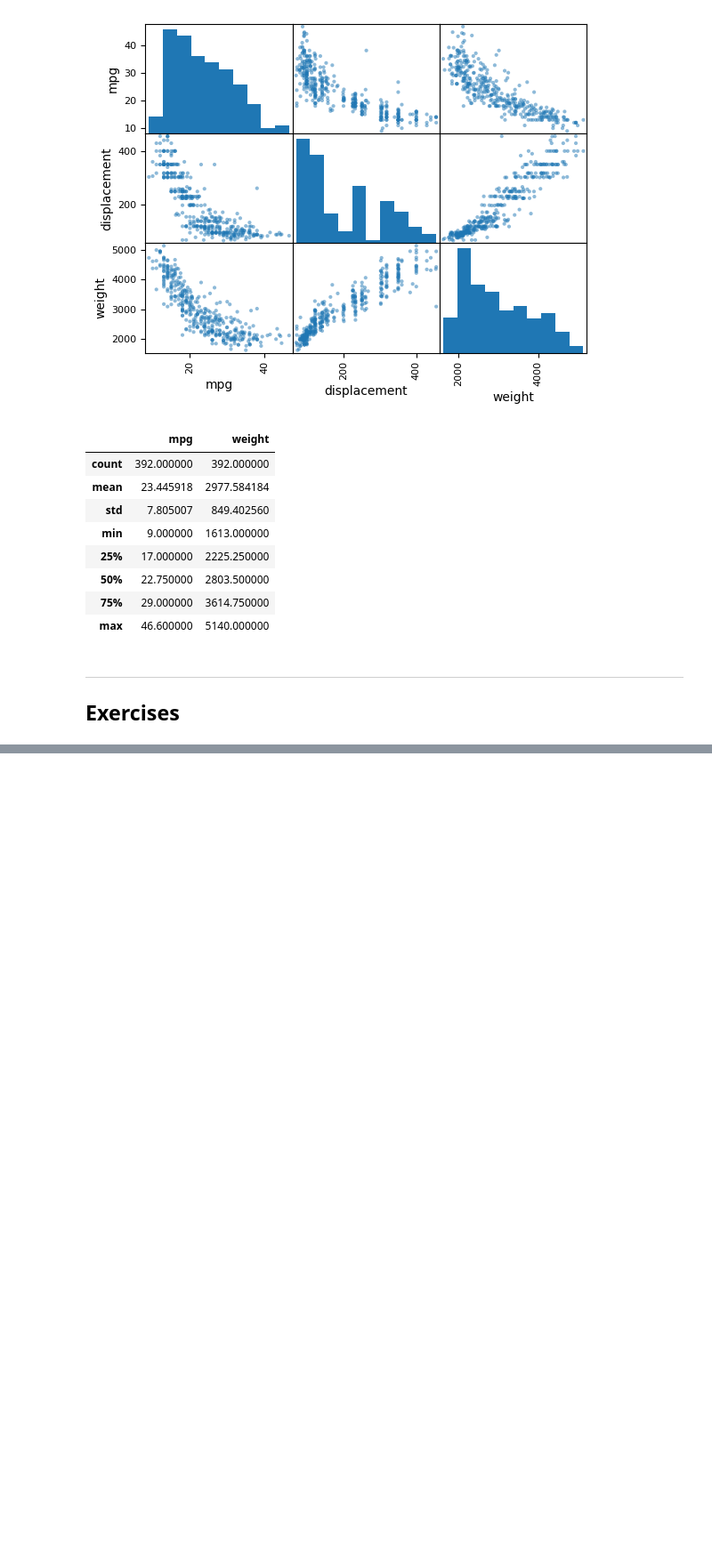
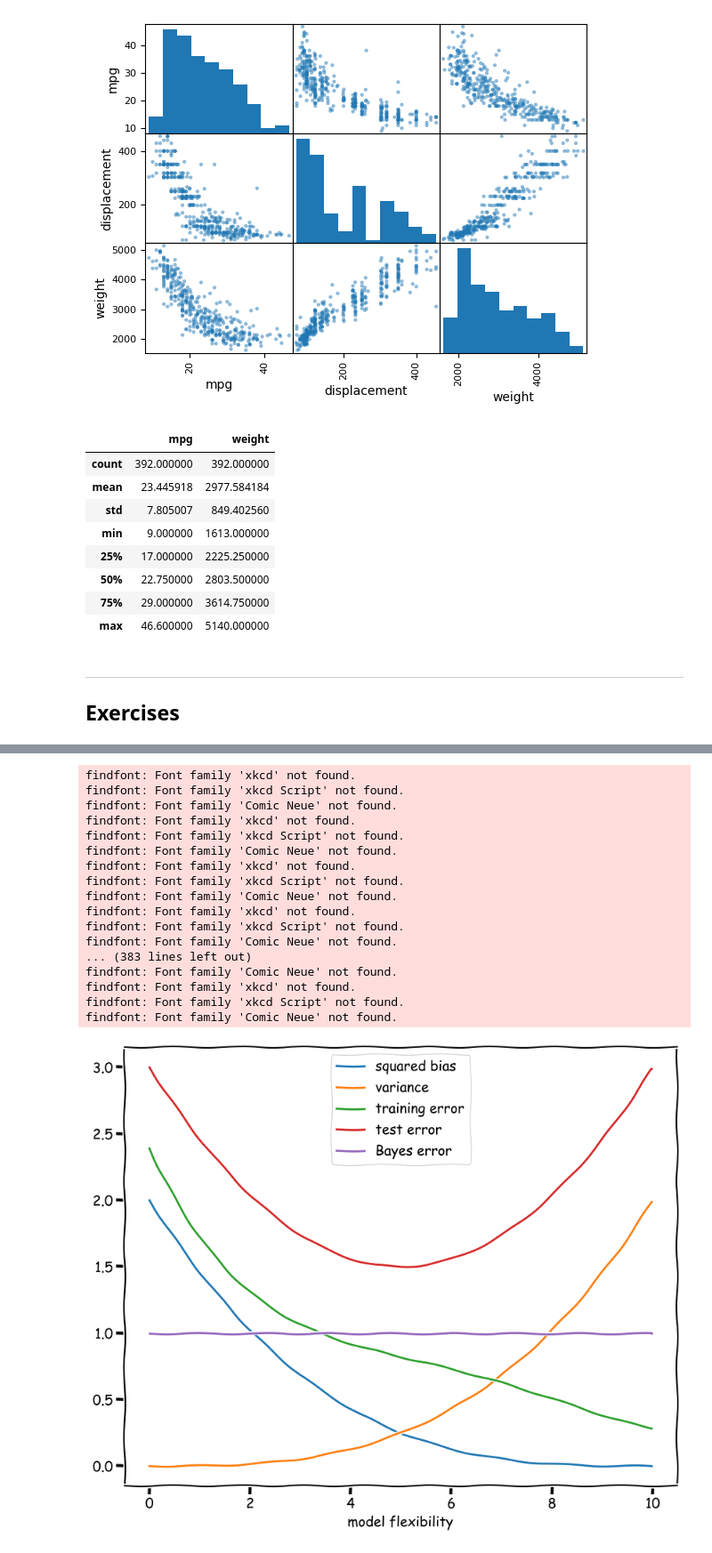
Before and after one commit to Rohan19005742/Data_Science, a Jupyter notebook: learnings/statistical_learning.IPYNB, the cells around one changed output, grey strips where cells are left out. Shown: that part at 89% size. Cells and saved outputs as stored; diff of their text form; code cells hidden in the pictures; blank space fills up the shorter version.

```diff
--- a/learnings/statistical_learning.IPYNB
+++ b/learnings/statistical_learning.IPYNB
@@ -397,0 +411,48 @@ auto[['mpg', 'weight']].describe()
+# %%
+# question 3a.
+
+import numpy as np
+import matplotlib.pyplot as plt
+
+x = np.arange(0.0, 10.0, 0.02)
+
+def squared_bias(x):
+    return .002*(-x+10)**3
+def variance(x):
+    return .002*x**3
+def training_error(x):
+    return 2.38936 - 0.825077*x + 0.176655*x**2 - 0.0182319*x**3 + 0.00067091*x**4
+def test_error(x):
+    return 3 - 0.6*x + .06*x**2
+def bayes_error(x):
+    return x + 1 - x
+
+plt.xkcd();
+plt.figure(figsize=(10, 8))
+plt.plot(x,squared_bias(x), label='squared bias')
+plt.plot(x, variance(x), label='variance')
+plt.plot(x, training_error(x), label='training error')
+plt.plot(x, test_error(x), label='test error')
+plt.plot(x, bayes_error(x), label='Bayes error')
+plt.legend(loc='upper center')
+plt.xlabel('model flexibility')
+plt.show();
+# %% [output]
+findfont: Font family 'xkcd' not found.
+findfont: Font family 'xkcd Script' not found.
+findfont: Font family 'Comic Neue' not found.
+findfont: Font family 'xkcd' not found.
+findfont: Font family 'xkcd Script' not found.
+findfont: Font family 'Comic Neue' not found.
+findfont: Font family 'xkcd' not found.
+findfont: Font family 'xkcd Script' not found.
+findfont: Font family 'Comic Neue' not found.
+findfont: Font family 'xkcd' not found.
+findfont: Font family 'xkcd Script' not found.
+findfont: Font family 'Comic Neue' not found.
+... (383 lines left out)
+findfont: Font family 'Comic Neue' not found.
+findfont: Font family 'xkcd' not found.
+findfont: Font family 'xkcd Script' not found.
+findfont: Font family 'Comic Neue' not found.
+[figure, added]
```
Also changed, not shown: parts of 7 cells of this notebook.
